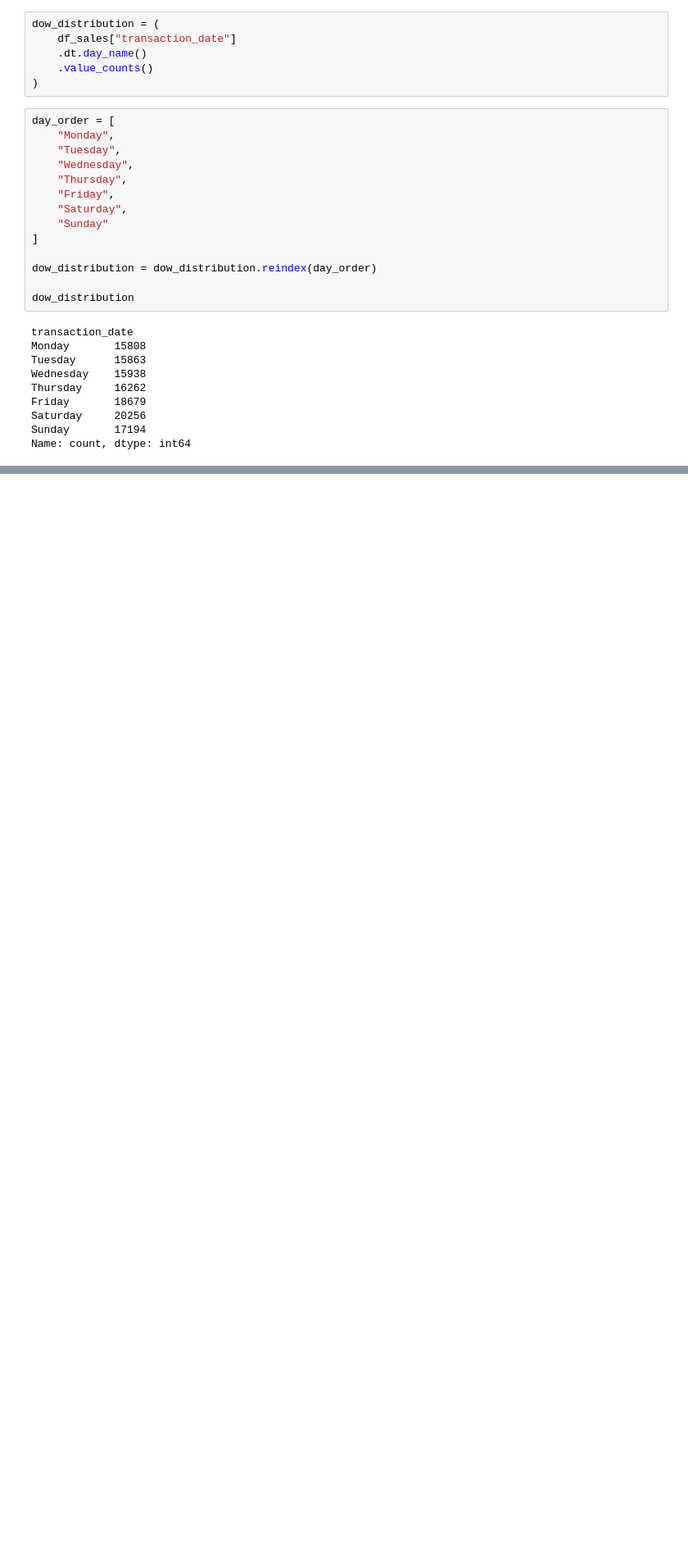
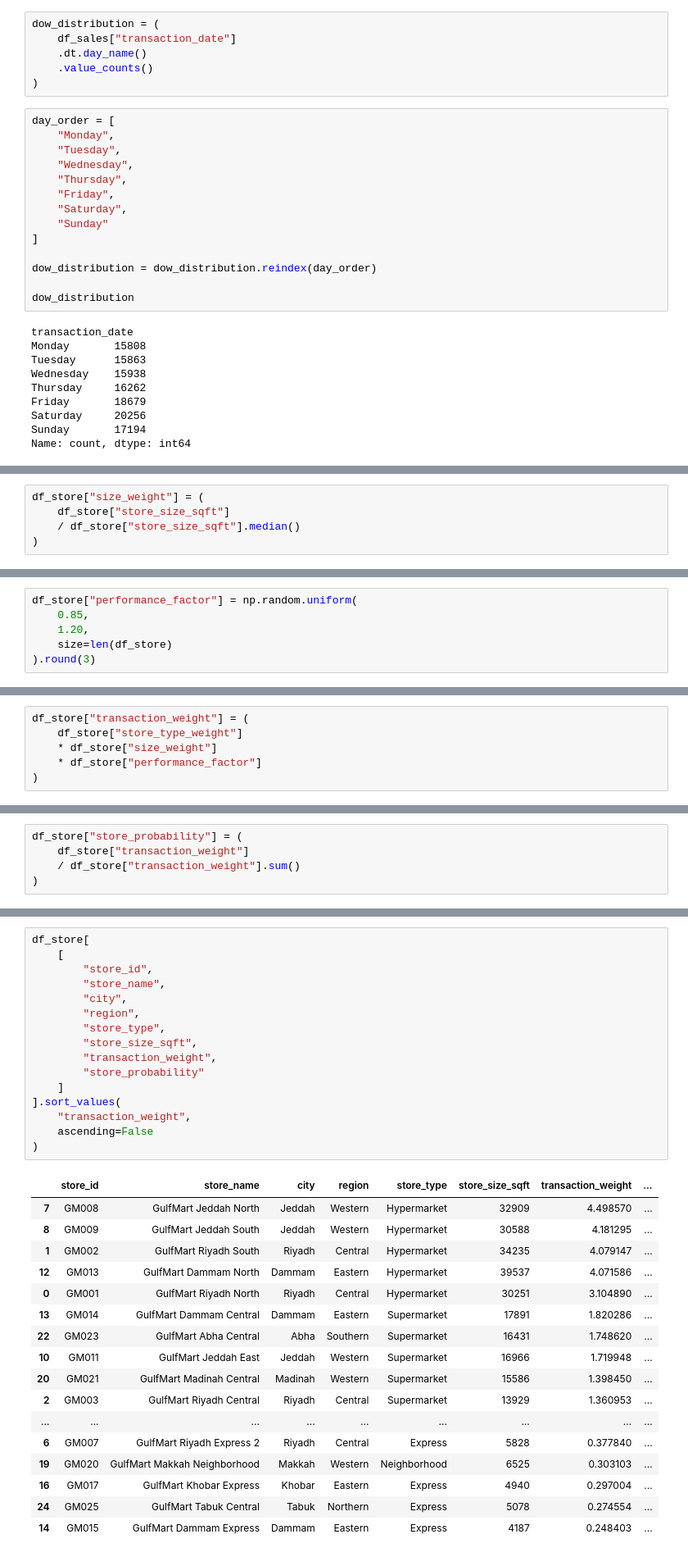
Before and after one commit to Abu-Hozaifa-Retail-Analyst/Retail-Sales-And-Store-Performance-Analytics, a Jupyter notebook: python/05_generate_sales_transactions.ipynb, the cells around one changed output, grey strips where cells are left out. Shown at 82% size. Drawn from its saved outputs; the diff is of its cells as text; blank space fills up the shorter version.

Commit message:
Add store assignment logic to sales generator

```diff
--- a/python/05_generate_sales_transactions.ipynb
+++ b/python/05_generate_sales_transactions.ipynb
@@ -346,0 +545,5 @@ Name: count, dtype: int64
+# %%
+df_store["size_weight"] = (
+    df_store["store_size_sqft"]
+    / df_store["store_size_sqft"].median()
+)
@@ -346,0 +567,6 @@ Name: count, dtype: int64
+# %%
+df_store["performance_factor"] = np.random.uniform(
+    0.85,
+    1.20,
+    size=len(df_store)
+).round(3)
@@ -346,0 +622,6 @@ Name: count, dtype: int64
+# %%
+df_store["transaction_weight"] = (
+    df_store["store_type_weight"]
+    * df_store["size_weight"]
+    * df_store["performance_factor"]
+)
@@ -346,0 +678,5 @@ Name: count, dtype: int64
+# %%
+df_store["store_probability"] = (
+    df_store["transaction_weight"]
+    / df_store["transaction_weight"].sum()
+)
@@ -346,0 +823,34 @@ Name: count, dtype: int64
+# %%
+df_store[
+    [
+        "store_id",
+        "store_name",
+        "city",
+        "region",
+        "store_type",
+        "store_size_sqft",
+        "transaction_weight",
+        "store_probability"
+    ]
+].sort_values(
+    "transaction_weight",
+    ascending=False
+)
+# %% [output]
+|  | store_id | store_name | city | region | store_type | store_size_sqft | transaction_weight | ... |
+| 7 | GM008 | GulfMart Jeddah North | Jeddah | Western | Hypermarket | 32909 | 4.498570 | ... |
+| 8 | GM009 | GulfMart Jeddah South | Jeddah | Western | Hypermarket | 30588 | 4.181295 | ... |
+| 1 | GM002 | GulfMart Riyadh South | Riyadh | Central | Hypermarket | 34235 | 4.079147 | ... |
+| 12 | GM013 | GulfMart Dammam North | Dammam | Eastern | Hypermarket | 39537 | 4.071586 | ... |
+| 0 | GM001 | GulfMart Riyadh North | Riyadh | Central | Hypermarket | 30251 | 3.104890 | ... |
+| 13 | GM014 | GulfMart Dammam Central | Dammam | Eastern | Supermarket | 17891 | 1.820286 | ... |
+| 22 | GM023 | GulfMart Abha Central | Abha | Southern | Supermarket | 16431 | 1.748620 | ... |
+| 10 | GM011 | GulfMart Jeddah East | Jeddah | Western | Supermarket | 16966 | 1.719948 | ... |
+| 20 | GM021 | GulfMart Madinah Central | Madinah | Western | Supermarket | 15586 | 1.398450 | ... |
+| 2 | GM003 | GulfMart Riyadh Central | Riyadh | Central | Supermarket | 13929 | 1.360953 | ... |
+| ... | ... | ... | ... | ... | ... | ... | ... | ... |
+| 6 | GM007 | GulfMart Riyadh Express 2 | Riyadh | Central | Express | 5828 | 0.377840 | ... |
+| 19 | GM020 | GulfMart Makkah Neighborhood | Makkah | Western | Neighborhood | 6525 | 0.303103 | ... |
+| 16 | GM017 | GulfMart Khobar Express | Khobar | Eastern | Express | 4940 | 0.297004 | ... |
+| 24 | GM025 | GulfMart Tabuk Central | Tabuk | Northern | Express | 5078 | 0.274554 | ... |
+| 14 | GM015 | GulfMart Dammam Express | Dammam | Eastern | Express | 4187 | 0.248403 | ... |
```
Also changed, not shown: parts of 55 cells of this notebook.
